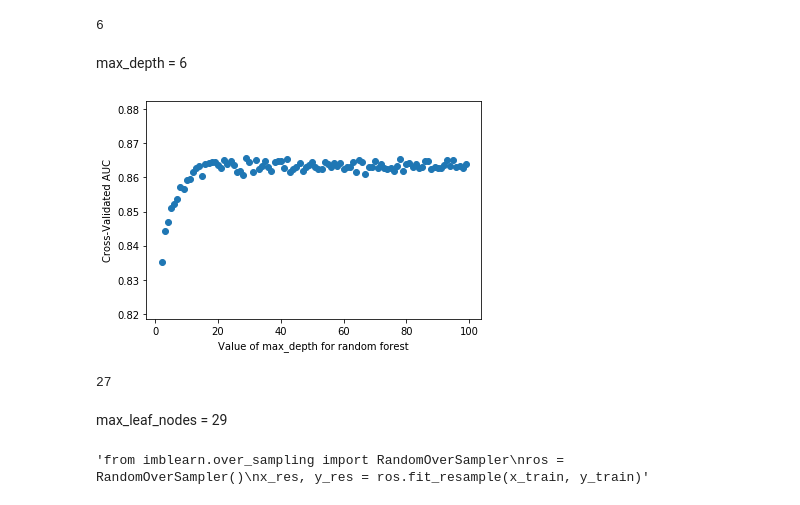
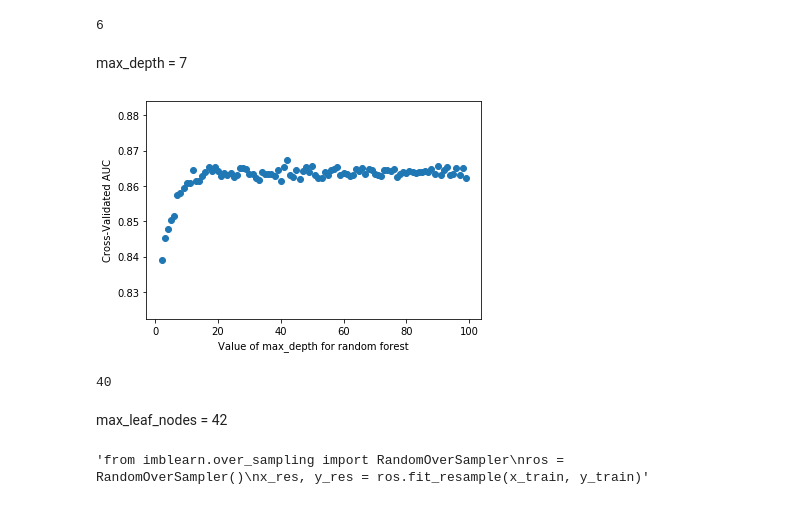
Before and after one commit to StevenGhow/Practicing, a Jupyter notebook: Kaggle_Titanic.ipynb, the cells around one changed output. Saved outputs shown, nothing was run; the diff lists cells and outputs as text; code cells hidden in the pictures.

```diff
--- a/Kaggle_Titanic.ipynb
+++ b/Kaggle_Titanic.ipynb
@@ -149,25 +149,25 @@ rf_scores.index(max(rf_scores))
 # %% [output]
 6
 # %% [markdown]
-max_depth = 6
+max_depth = 7
 # %%
 # max_leaf_nodes
 rf_range = range(2, 100, 1)
 rf_scores = []
 for mln in rf_range:
-    rf = RandomForestClassifier(n_estimators=350, max_depth = 6, max_leaf_nodes = mln)
+    rf = RandomForestClassifier(n_estimators=350, max_depth = 7, max_leaf_nodes = mln)
     scores = cross_val_score(rf, x_train, y_train, cv=3, scoring='roc_auc')
     rf_scores.append(scores.mean())
 plt.scatter(rf_range, rf_scores)
 plt.xlabel('Value of max_depth for random forest')
 plt.ylabel('Cross-Validated AUC')
 plt.show()
 print(rf_scores.index(max(rf_scores)))
 # %% [output]
-[figure, old version]
+[figure, new version]
-27
+40
 # %% [markdown]
-max_leaf_nodes = 29
+max_leaf_nodes = 42
 # %%
 # Acc declined
 '''from imblearn.over_sampling import RandomOverSampler
```
Also changed, not shown: parts of 6 cells of this notebook.
